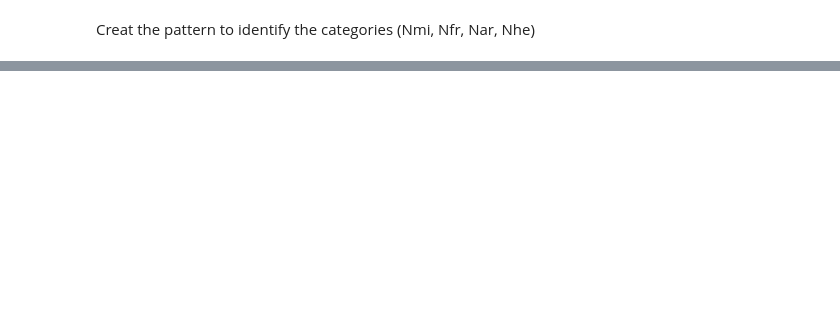
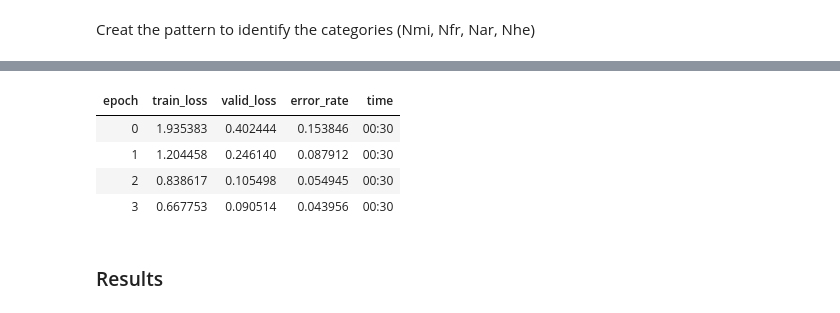
Before and after one commit to butterflyology/Neonympha_geomorph, a Jupyter notebook: code/pytorch_classification.ipynb, the cells around one changed output, grey strips where cells are left out. Cells and saved outputs as stored; diff of their text form; code cells hidden in the pictures; blank space fills up the shorter version.

Commit message:
got a light model working

```diff
--- a/code/pytorch_classification.ipynb
+++ b/code/pytorch_classification.ipynb
@@ -73,0 +81,12 @@ print(image_data.classes)
+# %%
+image_learn = create_cnn(image_data, models.resnet34, metrics = error_rate)
+# %%
+image_learn.fit_one_cycle(4)
+# %% [output]
+| epoch | train_loss | valid_loss | error_rate | time |
+| 0 | 1.935383 | 0.402444 | 0.153846 | 00:30 |
+| 1 | 1.204458 | 0.246140 | 0.087912 | 00:30 |
+| 2 | 0.838617 | 0.105498 | 0.054945 | 00:30 |
+| 3 | 0.667753 | 0.090514 | 0.043956 | 00:30 |
+# %% [markdown]
+### Results
```
Also changed, not shown: parts of 15 cells of this notebook, 2 other files.
